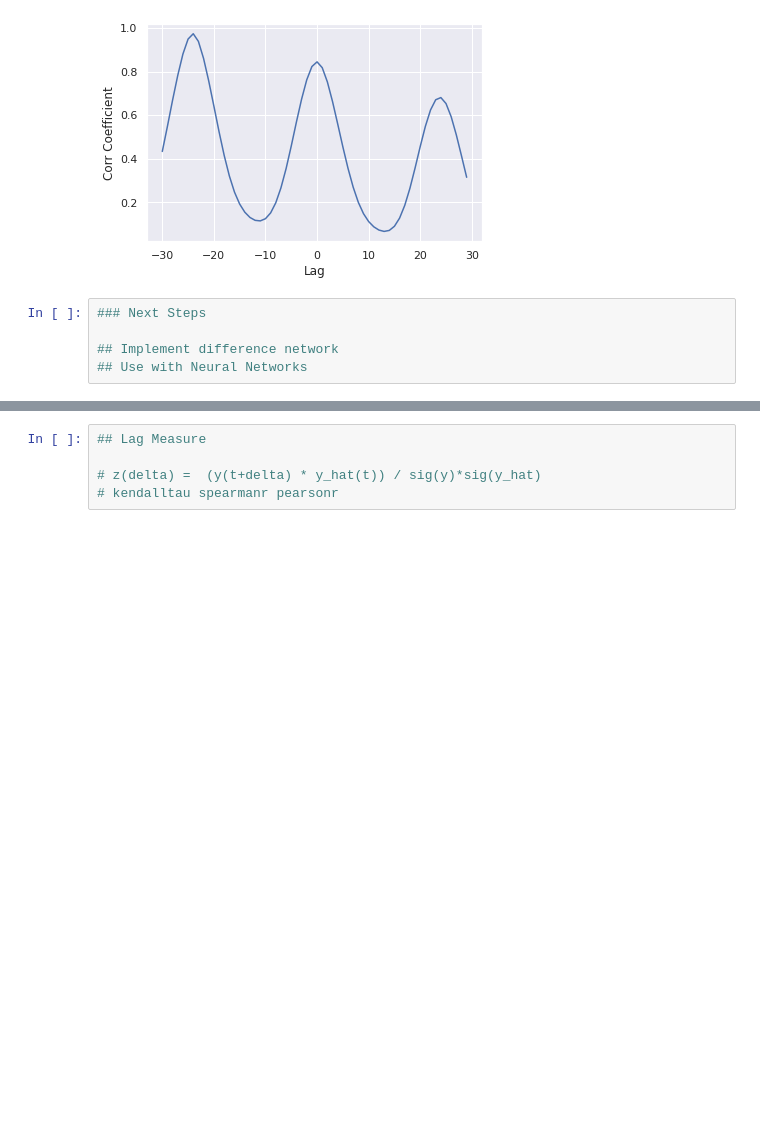
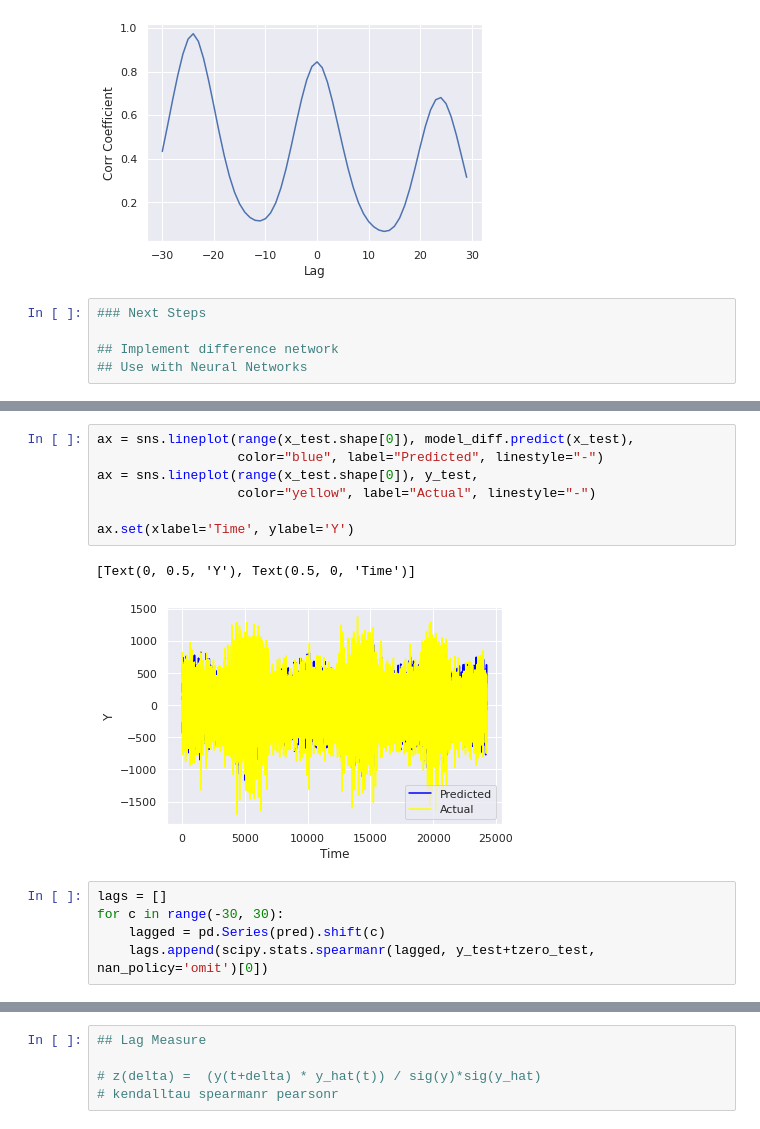
Before and after one commit to cydal/tsExtract, a Jupyter notebook: EnergyConsumption.ipynb, the cells around one changed output, grey strips where cells are left out. Cells and saved outputs as stored; diff of their text form; blank space fills up the shorter version.

```diff
--- a/EnergyConsumption.ipynb
+++ b/EnergyConsumption.ipynb
@@ -210,0 +281,15 @@ ax.set(xlabel='Lag', ylabel='Corr Coefficient')
+# %%
+ax = sns.lineplot(range(x_test.shape[0]), model_diff.predict(x_test),
+                  color="blue", label="Predicted", linestyle="-")
+ax = sns.lineplot(range(x_test.shape[0]), y_test,
+                  color="yellow", label="Actual", linestyle="-")
+
+ax.set(xlabel='Time', ylabel='Y')
+# %% [output]
+[Text(0, 0.5, 'Y'), Text(0.5, 0, 'Time')]
+[figure, added]
+# %%
+lags = []
+for c in range(-30, 30):
+    lagged = pd.Series(pred).shift(c)
+    lags.append(scipy.stats.spearmanr(lagged, y_test+tzero_test, nan_policy='omit')[0])
```
Also changed, not shown: parts of 14 cells of this notebook.
